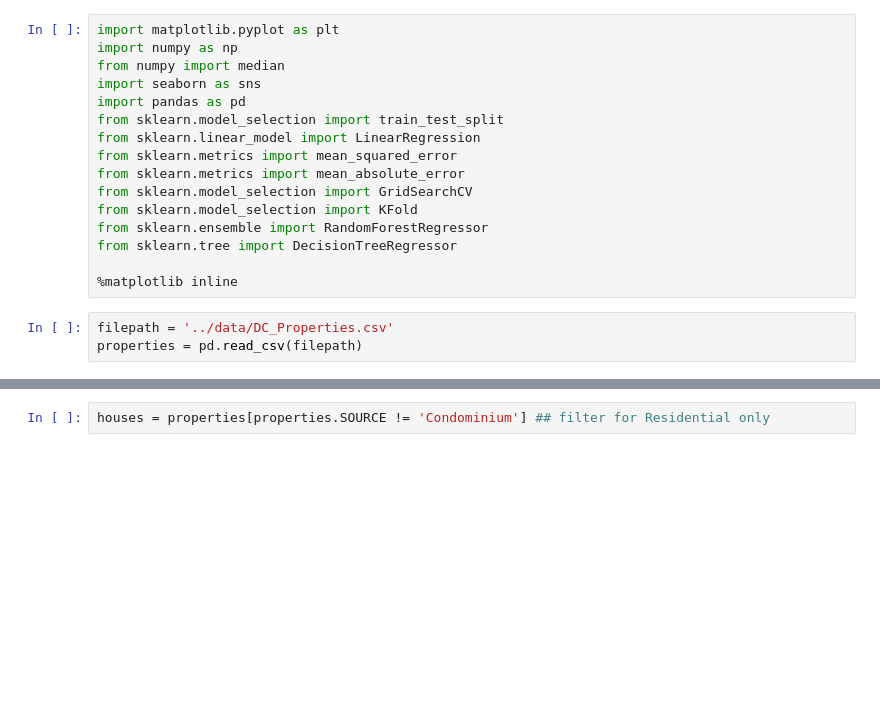
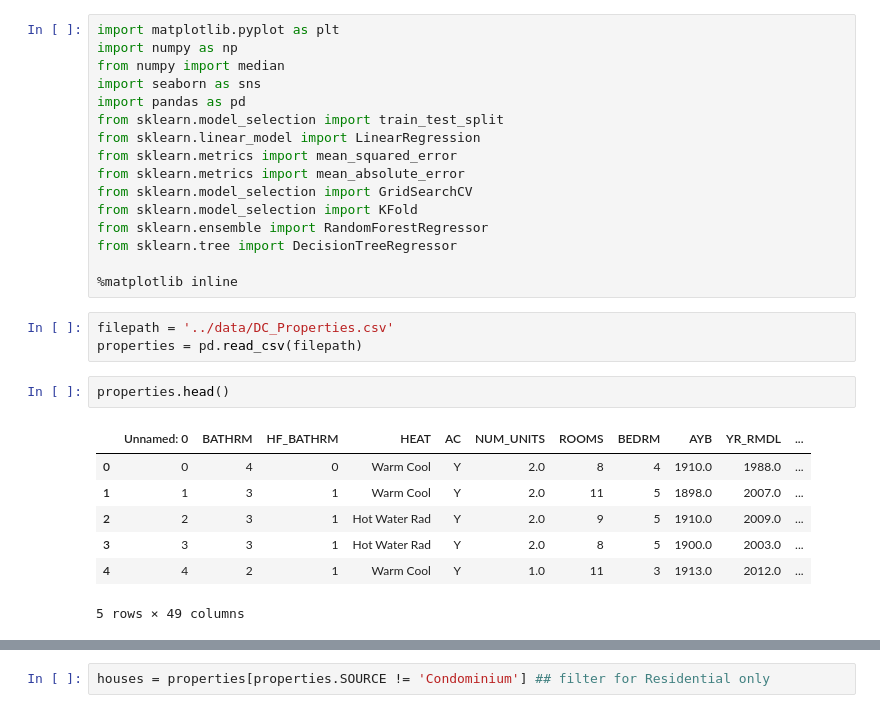
Before and after one commit to JimScheffel/jim_scheffel_final_project_part1, a Jupyter notebook: part4-presentation.ipynb, the cells around one changed output, grey strips where cells are left out. Cells and saved outputs as stored; diff of their text form; blank space fills up the shorter version.

```diff
--- a/part4-presentation.ipynb
+++ b/part4-presentation.ipynb
@@ -57,3 +57,13 @@ from sklearn.tree import DecisionTreeRegressor
 # %%
 filepath = '../data/DC_Properties.csv'
 properties = pd.read_csv(filepath)
+# %%
+properties.head()
+# %% [output]
+|  | Unnamed: 0 | BATHRM | HF_BATHRM | HEAT | AC | NUM_UNITS | ROOMS | BEDRM | AYB | YR_RMDL | ... |
+| 0 | 0 | 4 | 0 | Warm Cool | Y | 2.0 | 8 | 4 | 1910.0 | 1988.0 | ... |
+| 1 | 1 | 3 | 1 | Warm Cool | Y | 2.0 | 11 | 5 | 1898.0 | 2007.0 | ... |
+| 2 | 2 | 3 | 1 | Hot Water Rad | Y | 2.0 | 9 | 5 | 1910.0 | 2009.0 | ... |
+| 3 | 3 | 3 | 1 | Hot Water Rad | Y | 2.0 | 8 | 5 | 1900.0 | 2003.0 | ... |
+| 4 | 4 | 2 | 1 | Warm Cool | Y | 1.0 | 11 | 3 | 1913.0 | 2012.0 | ... |
+5 rows × 49 columns
```
Also changed, not shown: parts of 13 cells of this notebook.
